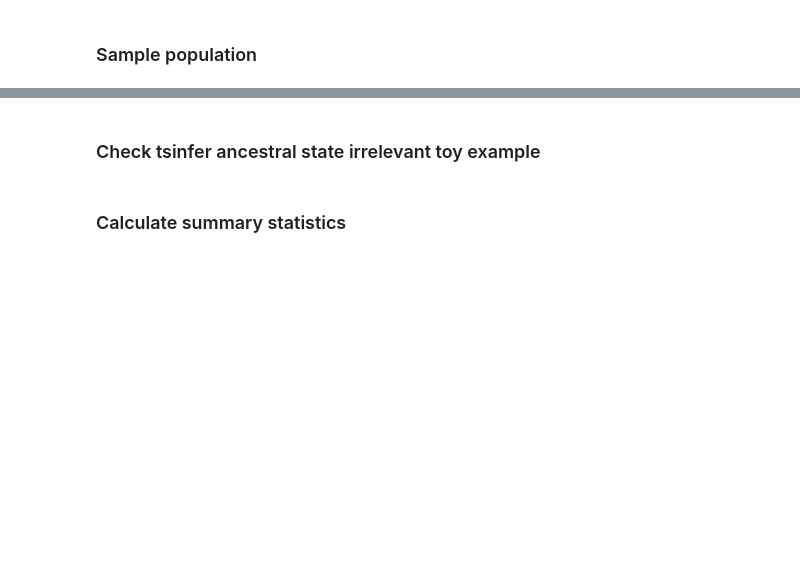
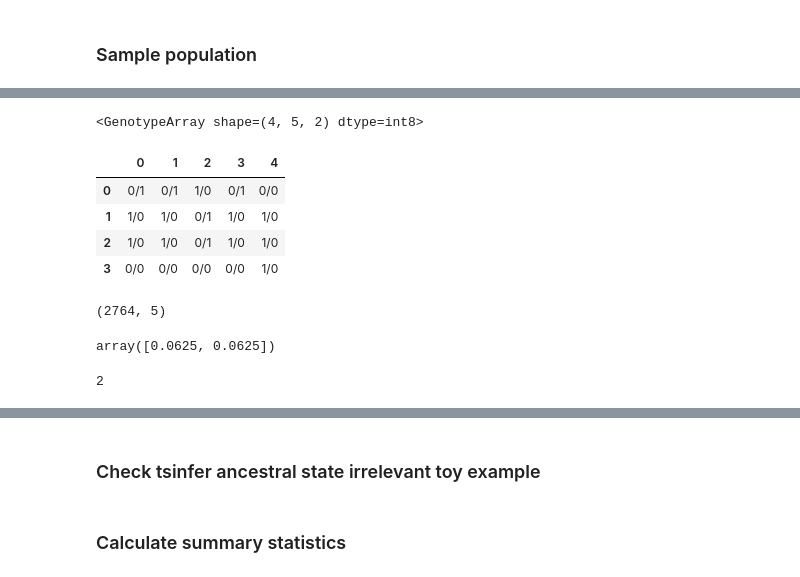
Before and after one commit to danielward27/wildcats, a Jupyter notebook: scripts/sum_stats_example.ipynb, the cells around one changed output, grey strips where cells are left out. Drawn from its saved outputs; the diff is of its cells as text; code cells hidden in the pictures; blank space fills up the shorter version.

```diff
--- a/scripts/sum_stats_example.ipynb
+++ b/scripts/sum_stats_example.ipynb
@@ -172,0 +147,30 @@ pop_names = ["domestic", "wild", "captive", "all_pops"]
+# %%
+g = data.genotypes["domestic"].compress(data.allele_counts["domestic"].is_segregating())
+g[614:618]
+# %% [output]
+<GenotypeArray shape=(4, 5, 2) dtype=int8>
+|  | 0 | 1 | 2 | 3 | 4 |
+| 0 | 0/1 | 0/1 | 1/0 | 0/1 | 0/0 |
+| 1 | 1/0 | 1/0 | 0/1 | 1/0 | 1/0 |
+| 2 | 1/0 | 1/0 | 0/1 | 1/0 | 1/0 |
+| 3 | 0/0 | 0/0 | 0/0 | 0/0 | 1/0 |
+# %%
+genotypes = data.genotypes["domestic"][data.allele_counts["domestic"].is_segregating()].to_n_alt()
+genotypes.shape
+# %% [output]
+(2764, 5)
+# %%
+x = np.array([0, 1, 0, 0, 0])
+y = np.array([
+         [0, 0, 0, 0, 1],
+         [0, 0, 0, 0, 1],
+     ])
+
+ss.r2(x,y)
+# %% [output]
+array([0.0625, 0.0625])
+# %%
+r2 = ss.r2(genotypes[0], genotypes[:613])
+r2[~np.isnan(r2)].max()
+# %% [output]
+2
```
Also changed, not shown: parts of 46 cells of this notebook, 3 other files.
